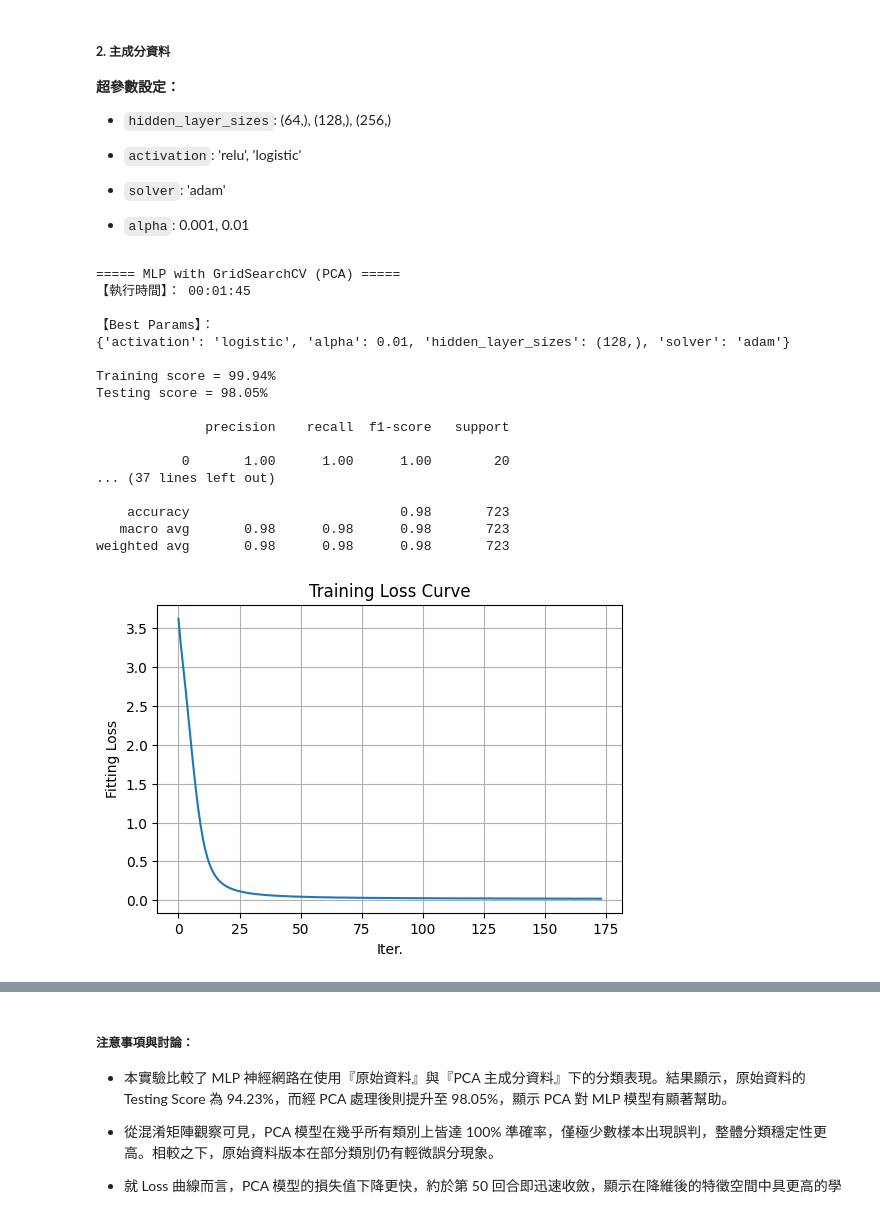
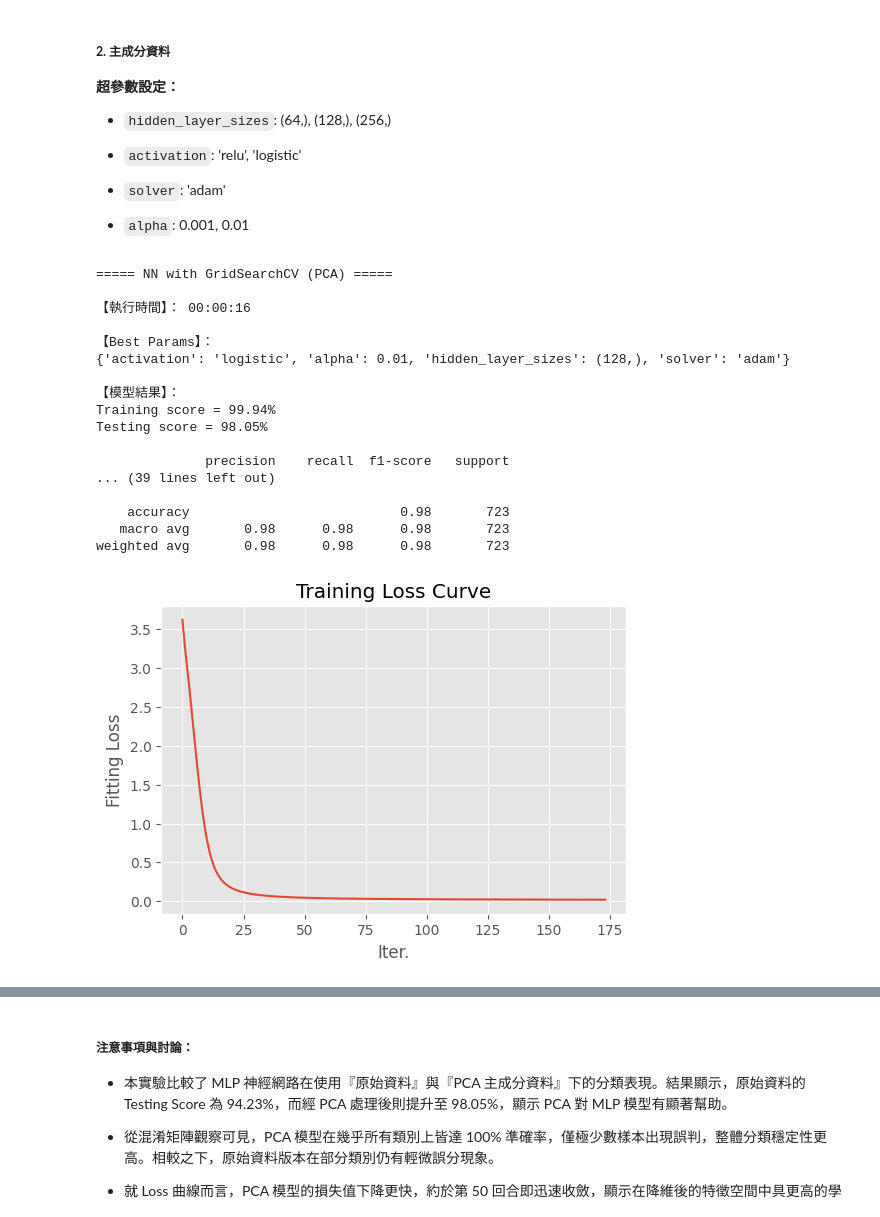
Before and after one commit to shengsia02/ShallowML, a Jupyter notebook: HW3/ShallowML_411078064_Classification_Part2.ipynb, the cells around one changed output, grey strips where cells are left out. Cells and saved outputs as stored; diff of their text form; code cells hidden in the pictures.

```diff
--- a/HW3/ShallowML_411078064_Classification_Part2.ipynb
+++ b/HW3/ShallowML_411078064_Classification_Part2.ipynb
@@ -284,8 +290,11 @@ weighted avg       0.98      0.98      0.98       723
 - `cv`: 5
 # %%
 opts = dict(tol = 1e-6, max_iter = int(1e6))
-params = {'solver': ['lbfgs', 'liblinear'],
-          'C': np.logspace(-2, 2, 5),
+# params = {'solver': ['lbfgs', 'liblinear'],
+#           'C': np.logspace(-2, 2, 5),
+#           'penalty': ['l2']} # parameters for GridSearchCV
+params = {'solver': ['liblinear'],
+          'C': [0.1],
           'penalty': ['l2']} # parameters for GridSearchCV
 
 # --- Logistic Regression with GridSearch ---
@@ -303,7 +312,7 @@ runtime_pca_LR = time.time() - start
 # ======================================================
 
 # 儲存模型到檔案
-# joblib.dump(grid_LR, "Model/logistic_model.pkl");
+joblib.dump(grid_LR, "Model/YF_MLR_PCA_model.pkl");
 # %%
 # 使用模型預測
 y_pred = grid_pca_LR.predict(Z_test_)
@@ -593,16 +621,18 @@ runtime_MLP = time.time() - start
 y_pred = grid_MLP.predict(X_test_)
 
 # --- Results Report ---
-print("===== MLP with GridSearchCV =====")
+print("===== NN with GridSearchCV =====\n")
 print(f"【執行時間】： {format_runtime(runtime_MLP)}\n")
-print(f"【Best Params】：\n{grid_MLP.best_params_}")
+print(f"【Best Params】：\n{grid_MLP.best_params_}\n")
+print("【模型結果】：")
 # print training score
-print(f"\nTraining score = {accuracy_score(y_train, grid_MLP.predict(X_train_)):.2%}")
+print(f"Training score = {accuracy_score(y_train, grid_MLP.predict(X_train_)):.2%}")
 # print testing score
 print(f"Testing score = {grid_MLP.score(X_test_, y_test):.2%}\n")
 # 分類報告
 print(classification_report(y_test, y_pred))
 
+plt.style.use('ggplot')
 fig, ax = plt.subplots(1, 1, figsize=(6,4))
 plt.plot(grid_MLP.best_estimator_.loss_curve_)
 plt.grid(True)
@@ -612,9 +642,10 @@ plt.ylabel('Fitting Loss')
 plt.show()
 
 # Confusion matrix
+plt.style.use('default')
 fig, ax = plt.subplots(1, 1, figsize=(10,8))
 # Confusion matrix
-title = 'Testing score ={:.2f}%'.format(100*grid_MLP.score(X_test_, y_test))
+title = 'Testing score (F1_macro) ={:.2f}%'.format(100*grid_MLP.score(X_test_, y_test))
 disp = ConfusionMatrixDisplay.from_estimator(
         grid_MLP,
         X_test_,
@@ -660,11 +691,17 @@ weighted avg       0.95      0.94      0.94       723
 - `alpha`: 0.001, 0.01
 # %%
 opts = dict(verbose = False, tol = 1e-6, max_iter = int(1e6), random_state=2025)
+# params = {
+#     'hidden_layer_sizes': [(64,), (128,), (256,)],
+#     'activation': ['relu', 'logistic'],
+#     'solver': ['adam'],
+#     'alpha': [0.001, 0.01],
+# }
 params = {
-    'hidden_layer_sizes': [(64,), (128,), (256,)],
-    'activation': ['relu', 'logistic'],
+    'hidden_layer_sizes': [(128,)],
+    'activation': ['logistic'],
     'solver': ['adam'],
-    'alpha': [0.001, 0.01],
+    'alpha': [0.01],
 }
 
 # --- Neural Network ---
@@ -682,22 +719,24 @@ runtime_pca_MLP = time.time() - start
 # ======================================================
 
 # 儲存模型到檔案
-# joblib.dump(grid_MLP, "Model/MLP_model.pkl");
+joblib.dump(grid_MLP, "Model/YF_NN_PCA_model.pkl");
 # %%
 # 使用模型預測
 y_pred = grid_pca_MLP.predict(Z_test_)
 
 # --- Results Report ---
-print("===== MLP with GridSearchCV (PCA) =====")
+print("===== NN with GridSearchCV (PCA) =====\n")
 print(f"【執行時間】： {format_runtime(runtime_pca_MLP)}\n")
-print(f"【Best Params】：\n{grid_pca_MLP.best_params_}")
+print(f"【Best Params】：\n{grid_pca_MLP.best_params_}\n")
+print("【模型結果】：")
 # print training score
-print(f"\nTraining score = {accuracy_score(y_train, grid_pca_MLP.predict(Z_train_)):.2%}")
+print(f"Training score = {accuracy_score(y_train, grid_pca_MLP.predict(Z_train_)):.2%}")
 # print testing score
 print(f"Testing score = {grid_pca_MLP.score(Z_test_, y_test):.2%}\n")
 # 分類報告
 print(classification_report(y_test, y_pred))
 
+plt.style.use('ggplot')
 fig, ax = plt.subplots(1, 1, figsize=(6,4))
 plt.plot(grid_pca_MLP.best_estimator_.loss_curve_)
 plt.grid(True)
@@ -707,37 +746,38 @@ plt.ylabel('Fitting Loss')
 plt.show()
 
 # Confusion matrix
+plt.style.use('default')
 fig, ax = plt.subplots(1, 1, figsize=(10,8))
 # Confusion matrix
-title = 'Testing score ={:.2f}%'.format(100*grid_pca_MLP.score(Z_test_, y_test))
+title = 'Testing score (F1_macro) ={:.2f}%'.format(100*grid_pca_MLP.score(Z_test_, y_test))
 disp = ConfusionMatrixDisplay.from_estimator(
         grid_pca_MLP,
         Z_test_,
         y_test,
         xticks_rotation=45, #'vertical',
         # display_labels=class_names,
         cmap=plt.cm.Blues,
         normalize='true',
         ax = ax
     )
 disp.ax_.set_title(title)
 plt.show()
 # %% [output]
-===== MLP with GridSearchCV (PCA) =====
-【執行時間】： 00:01:45
+===== NN with GridSearchCV (PCA) =====
+
+【執行時間】： 00:00:16
 
 【Best Params】：
 {'activation': 'logistic', 'alpha': 0.01, 'hidden_layer_sizes': (128,), 'solver': 'adam'}
 
+【模型結果】：
 Training score = 99.94%
 Testing score = 98.05%
 
               precision    recall  f1-score   support
-
-           0       1.00      1.00      1.00        20
-... (37 lines left out)
+... (39 lines left out)
 
     accuracy                           0.98       723
    macro avg       0.98      0.98      0.98       723
 weighted avg       0.98      0.98      0.98       723
-[figure, old version]
+[figure, new version]
```
Also changed, not shown: parts of 17 cells of this notebook, 19 other files.
